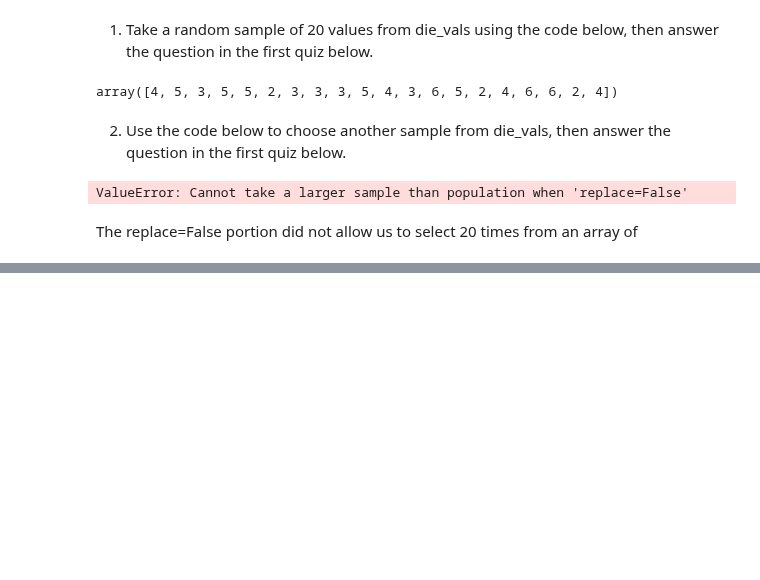
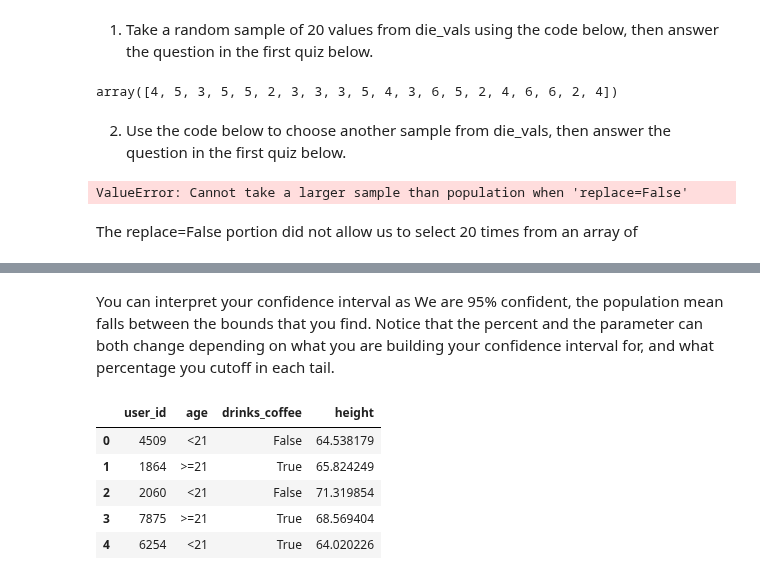
Before and after one commit to vpontello/DataScience_Nanodegree, a Jupyter notebook: 00_Extracurricular/02_Practical_Statistics/practical_statistics.ipynb, the cells around one changed output, grey strips where cells are left out. Drawn from its saved outputs; the diff is of its cells as text; code cells hidden in the pictures; blank space fills up the shorter version.

```diff
--- a/00_Extracurricular/02_Practical_Statistics/practical_statistics.ipynb
+++ b/00_Extracurricular/02_Practical_Statistics/practical_statistics.ipynb
@@ -998,0 +1003,2 @@ The replace=False portion did not allow us to select 20 times from an array of
+# %% [markdown]
+You can interpret your confidence interval as We are 95% confident, the population mean falls between the bounds that you find. Notice that the percent and the parameter can both change depending on what you are building your confidence interval for, and what percentage you cutoff in each tail.
@@ -998,0 +1014,9 @@ The replace=False portion did not allow us to select 20 times from an array of
+# %%
+coffee_full.head()
+# %% [output]
+|  | user_id | age | drinks_coffee | height |
+| 0 | 4509 | <21 | False | 64.538179 |
+| 1 | 1864 | >=21 | True | 65.824249 |
+| 2 | 2060 | <21 | False | 71.319854 |
+| 3 | 7875 | >=21 | True | 68.569404 |
+| 4 | 6254 | <21 | True | 64.020226 |
```
Also changed, not shown: parts of 18 cells of this notebook, 1 other file.
